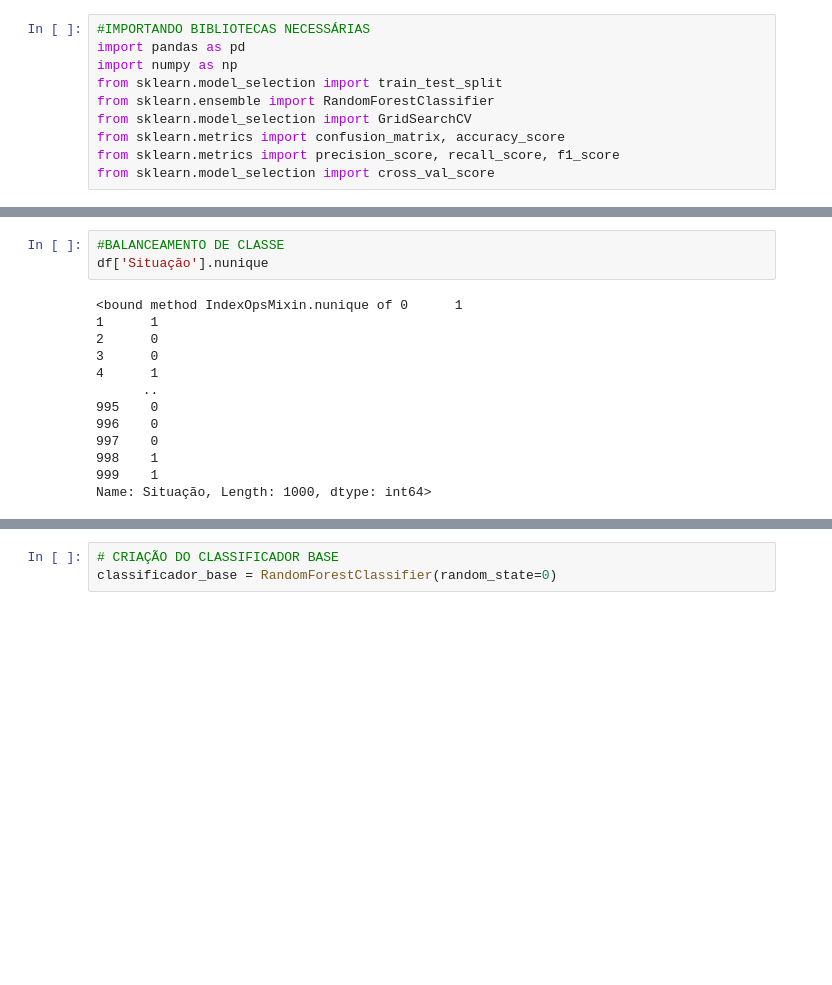
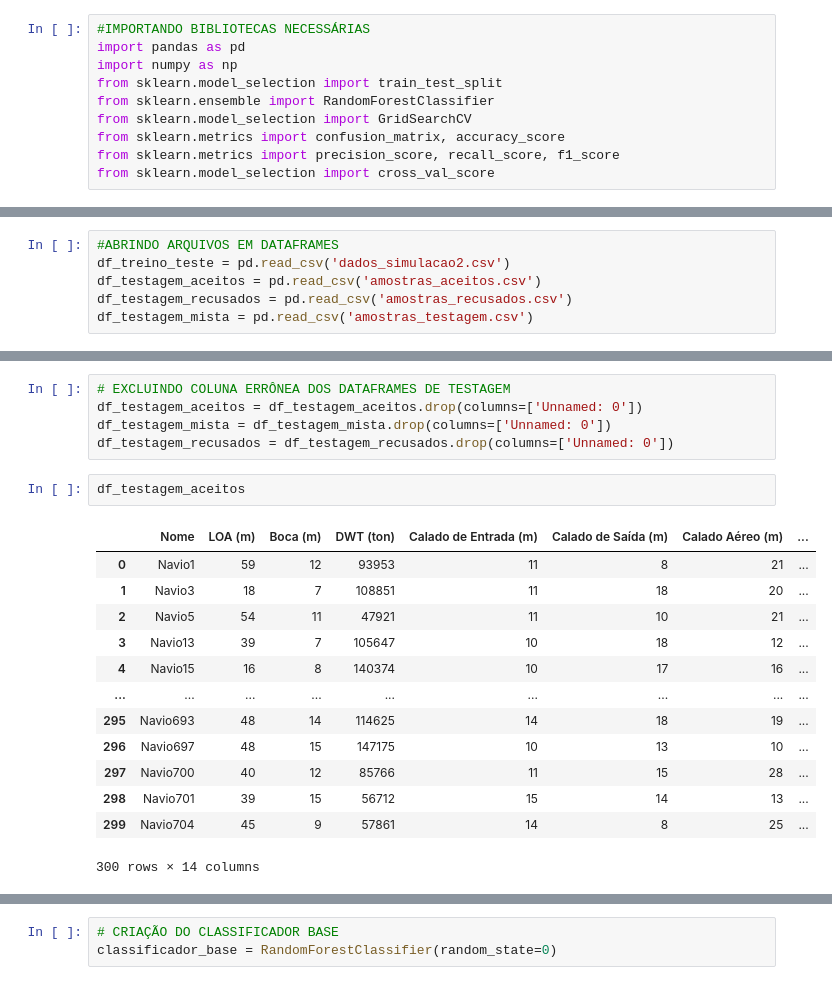
Before and after one commit to gabrielgvss/Projeto-Aceite-de-Navios, a Jupyter notebook: modelo_IA/modelo_random_forest.ipynb, the cells around one changed output, grey strips where cells are left out. Cells and saved outputs as stored; diff of their text form; blank space fills up the shorter version.

```diff
--- a/modelo_IA/modelo_random_forest.ipynb
+++ b/modelo_IA/modelo_random_forest.ipynb
@@ -23,0 +15,6 @@ df.head(5)
+# %%
+#ABRINDO ARQUIVOS EM DATAFRAMES
+df_treino_teste = pd.read_csv('dados_simulacao2.csv')
+df_testagem_aceitos = pd.read_csv('amostras_aceitos.csv')
+df_testagem_recusados = pd.read_csv('amostras_recusados.csv')
+df_testagem_mista = pd.read_csv('amostras_testagem.csv')
@@ -57,16 +57,21 @@ df.describe()
-# %%
-#BALANCEAMENTO DE CLASSE
-df['Situação'].nunique
-# %% [output]
-<bound method IndexOpsMixin.nunique of 0      1
-1      1
-2      0
-3      0
-4      1
-      ..
-995    0
-996    0
-997    0
-998    1
-999    1
-Name: Situação, Length: 1000, dtype: int64>
+# %%
+# EXCLUINDO COLUNA ERRÔNEA DOS DATAFRAMES DE TESTAGEM
+df_testagem_aceitos = df_testagem_aceitos.drop(columns=['Unnamed: 0'])
+df_testagem_mista = df_testagem_mista.drop(columns=['Unnamed: 0'])
+df_testagem_recusados = df_testagem_recusados.drop(columns=['Unnamed: 0'])
+# %%
+df_testagem_aceitos
+# %% [output]
+|  | Nome | LOA (m) | Boca (m) | DWT (ton) | Calado de Entrada (m) | Calado de Saída (m) | Calado Aéreo (m) | ... |
+| 0 | Navio1 | 59 | 12 | 93953 | 11 | 8 | 21 | ... |
+| 1 | Navio3 | 18 | 7 | 108851 | 11 | 18 | 20 | ... |
+| 2 | Navio5 | 54 | 11 | 47921 | 11 | 10 | 21 | ... |
+| 3 | Navio13 | 39 | 7 | 105647 | 10 | 18 | 12 | ... |
+| 4 | Navio15 | 16 | 8 | 140374 | 10 | 17 | 16 | ... |
+| ... | ... | ... | ... | ... | ... | ... | ... | ... |
+| 295 | Navio693 | 48 | 14 | 114625 | 14 | 18 | 19 | ... |
+| 296 | Navio697 | 48 | 15 | 147175 | 10 | 13 | 10 | ... |
+| 297 | Navio700 | 40 | 12 | 85766 | 11 | 15 | 28 | ... |
+| 298 | Navio701 | 39 | 15 | 56712 | 15 | 14 | 13 | ... |
+| 299 | Navio704 | 45 | 9 | 57861 | 14 | 8 | 25 | ... |
+300 rows × 14 columns
```
Also changed, not shown: parts of 28 cells of this notebook, 10 other files.
